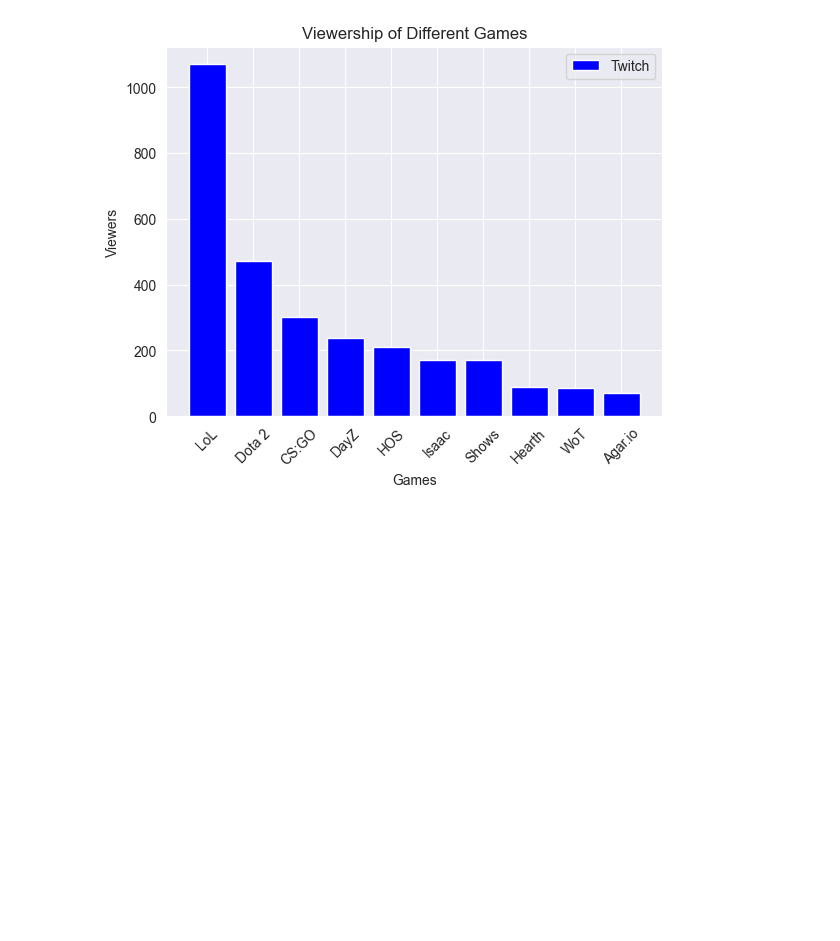
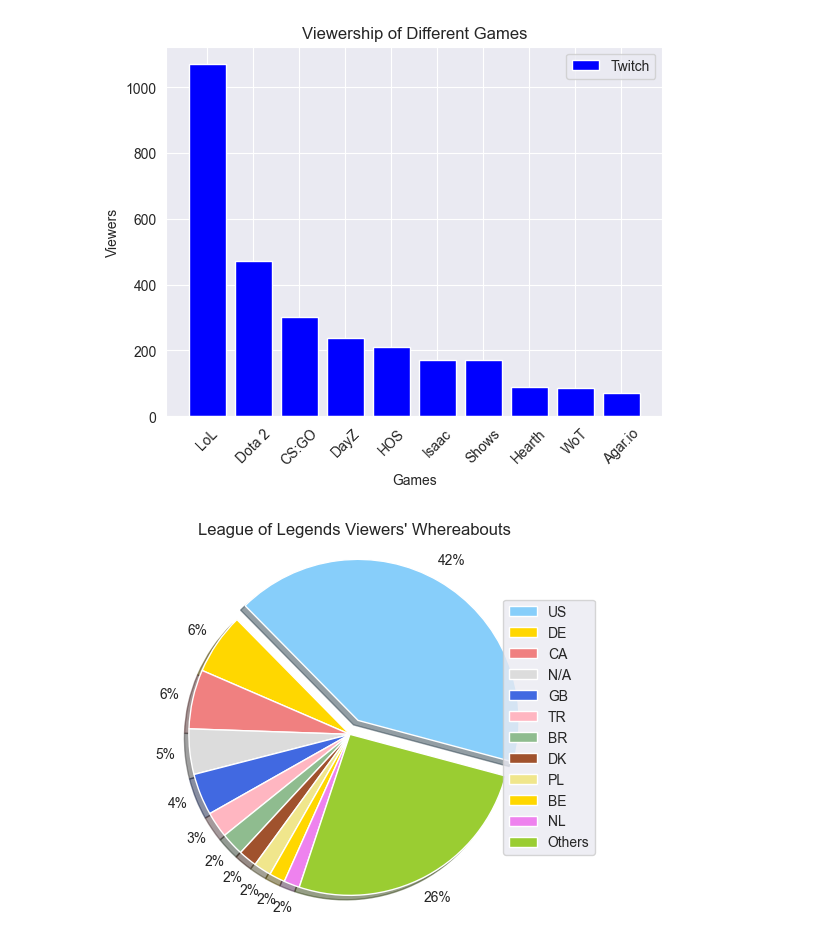
Before and after one commit to FeliksML/Visualize-Twitch-Gaming-Data, a Jupyter notebook: script.ipynb, the cells around one changed output. Cells and saved outputs as stored; diff of their text form; code cells hidden in the pictures; blank space fills up the shorter version.

Commit message:
Added code which draws LoL viewers pie chart

```diff
--- a/script.ipynb
+++ b/script.ipynb
@@ -31,3 +31,15 @@ plt.legend(["Twitch"])
 plt.show()
 # %% [output]
 [figure]
+# %%
+#Pie chart of countries that watch LoL
+plt.clf()
+colors = ['lightskyblue', 'gold', 'lightcoral', 'gainsboro', 'royalblue', 'lightpink', 'darkseagreen', 'sienna', 'khaki', 'gold', 'violet', 'yellowgreen']
+explode = (0.1, 0, 0, 0, 0, 0, 0, 0, 0, 0, 0, 0)
+plt.pie(countries, explode=explode, colors=colors, shadow=True, startangle=345, autopct='%1.0f%%', pctdistance=1.15)
+plt.title("League of Legends Viewers' Whereabouts")
+plt.legend(labels, loc="right")
+plt.axis('equal')
+plt.show()
+# %% [output]
+[figure, added]
```
